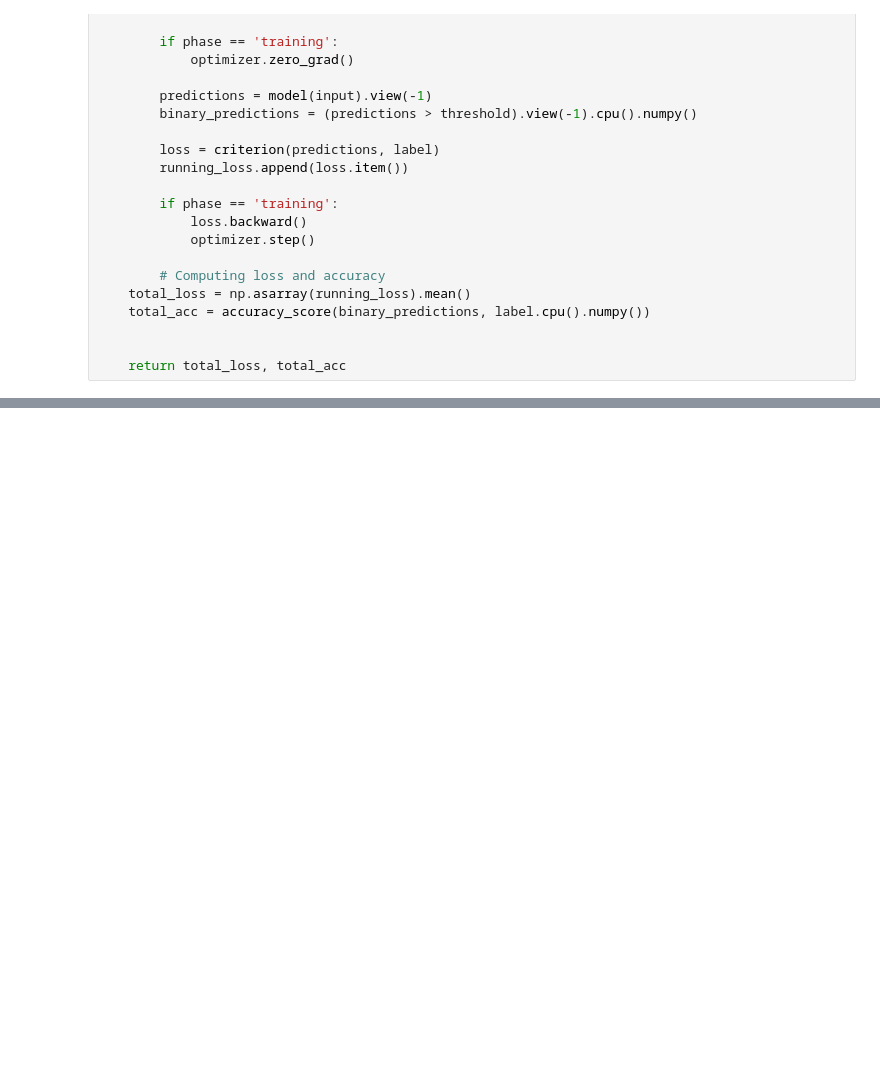
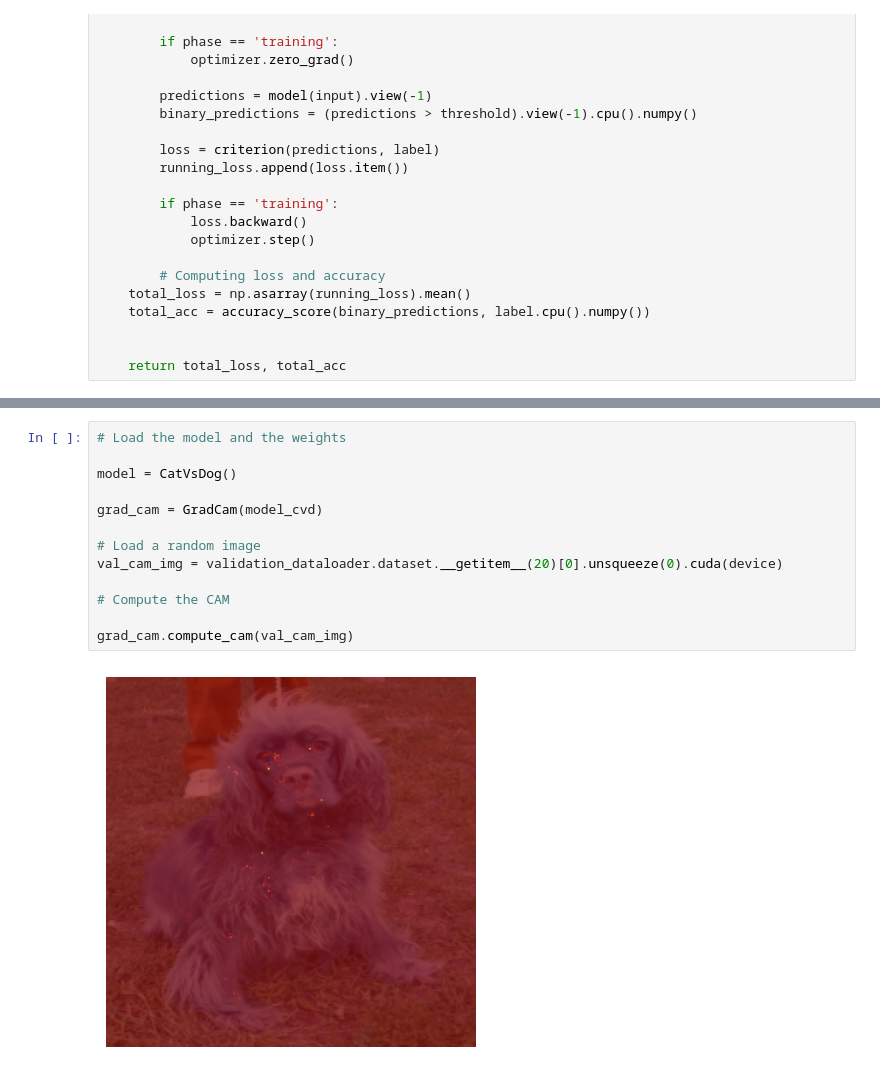
Before and after one commit to fabiotdt/rec_sys, a Jupyter notebook: lab_05_CNN.ipynb, the cells around one changed output, grey strips where cells are left out. Drawn from its saved outputs; the diff is of its cells as text; blank space fills up the shorter version.

```diff
--- a/lab_05_CNN.ipynb
+++ b/lab_05_CNN.ipynb
@@ -794,0 +832,15 @@ class GradCam:
+# %%
+# Load the model and the weights
+
+model = CatVsDog()
+
+grad_cam = GradCam(model_cvd)
+
+# Load a random image
+val_cam_img = validation_dataloader.dataset.__getitem__(20)[0].unsqueeze(0).cuda(device)
+
+# Compute the CAM
+
+grad_cam.compute_cam(val_cam_img)
+# %% [output]
+[figure, added]
```
Also changed, not shown: parts of 9 cells of this notebook, 2 other files.
